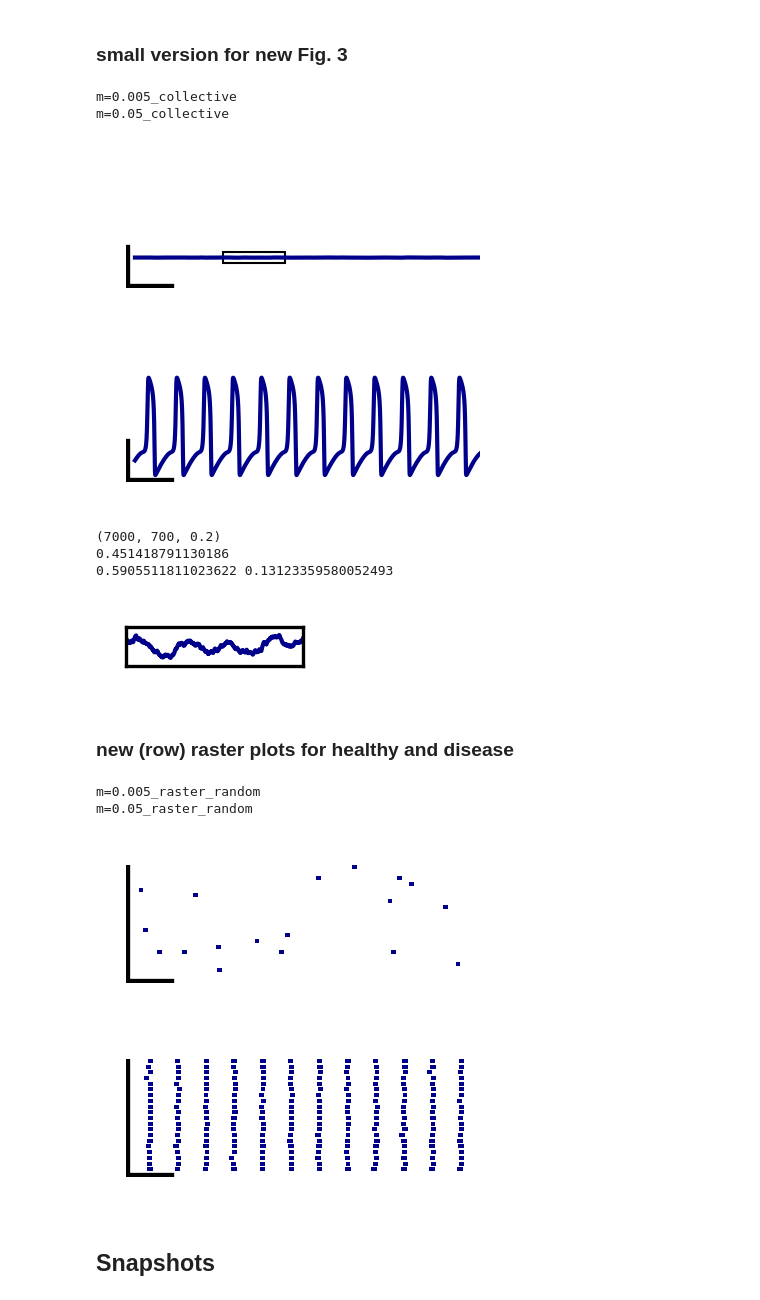
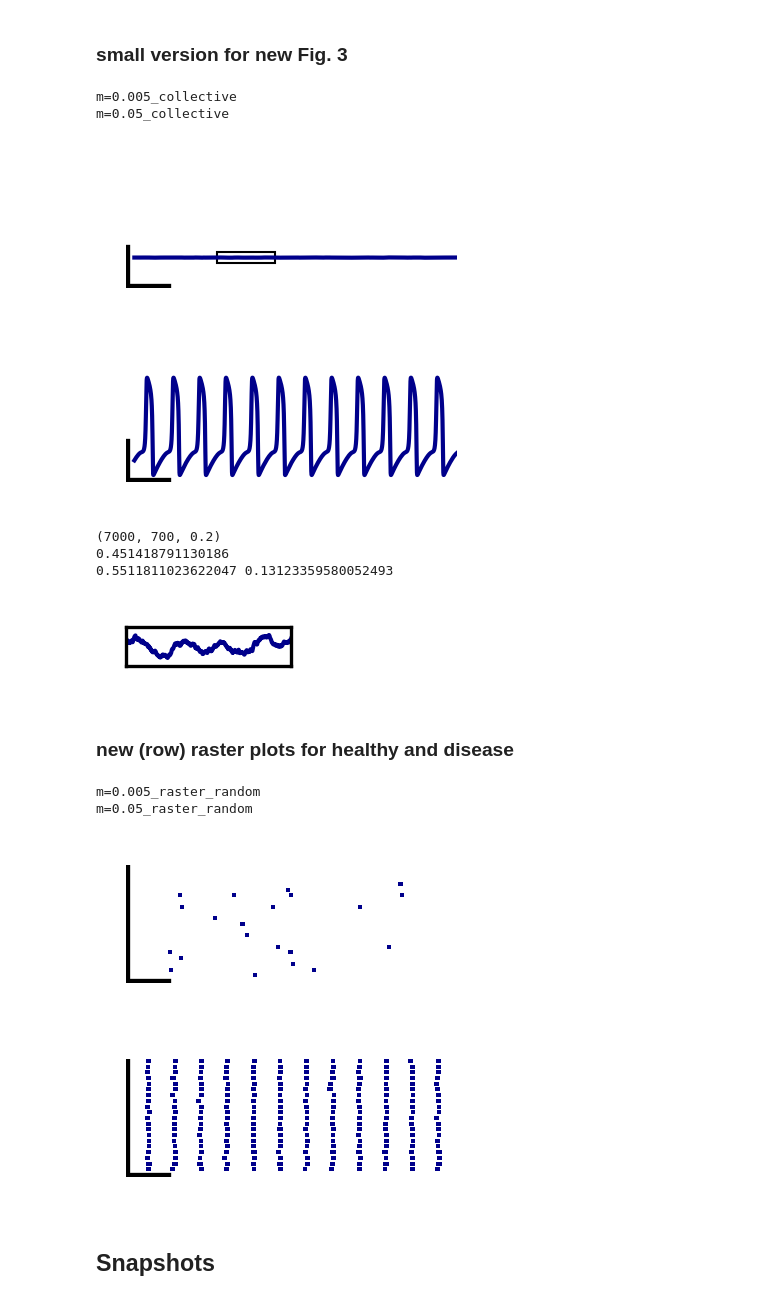
Before and after one commit to Priesemann-Group/perspective_heart_and_brain, a Jupyter notebook: notebooks_figures_paper/FHN_erdos-renyi_toybrain.ipynb, the cells around one changed output. Saved outputs shown, nothing was run; the diff lists cells and outputs as text; code cells hidden in the pictures.

```diff
--- a/notebooks_figures_paper/FHN_erdos-renyi_toybrain.ipynb
+++ b/notebooks_figures_paper/FHN_erdos-renyi_toybrain.ipynb
@@ -283,7 +283,7 @@ scale_collective = {
     'height': 20,
 }
 # %%
-width = 30 * mm
+width = 28 * mm
 height = 10 * mm
 
 signal_range = [-15, 45.0]
@@ -299,38 +299,38 @@ for (label, df) in collective_data.items():
 
     # plot from dataframe time vs signal
     shift = 100
     df_plot = df[(df['time'] > time_range_small[0] + shift) & (df['time'] < time_range_small[1])]
     ax.plot(df_plot['time'], df_plot['collective'], color='darkblue', lw=1)
 
     # set limits to time range
     ax.set_xlim(time_range_small)
     ax.set_ylim(signal_range)
 
     # add scale bars
     ax.plot([time_range_small[0], time_range_small[0]+scale_time['width']], [signal_range[0], signal_range[0]], color='black', lw=2)
     ax.plot([time_range_small[0], time_range_small[0]], [signal_range[0], signal_range[0]+scale_collective['height']], color='black', lw=2)
 
     # add inset box
     if inset[label] is not None:
         time, duration, dy = inset[label]
         mean_y = np.mean(df_plot['collective'])
         # draw a rectangle
         dy = 0.1 * (signal_range[1] - signal_range[0])
         ax.add_patch(Rectangle(xy=(time, mean_y - dy/2), width=duration, height=dy, edgecolor='black', facecolor='none', lw=0.5))
         # ax.plot([time, time], [mean_y-dy/2, mean_y+dy/2], color='black', lw=1)
 
     # set actual size of figure
     fig.set_size_inches(width, height)
 
     fig.savefig(path_figures+f"FHN_erdos_renyi_toybrain_{label}.pdf", **savefig_args)
 # %% [output]
 m=0.005_collective
 m=0.05_collective
-[figure, old version]
+[figure, new version]
-[figure, old version]
+[figure, new version]
 # %%
 # plot insets (self-consistent scale the inset by factor 5
-width_ref = 30 * mm
+width_ref = 28 * mm
 height_ref = 10 * mm
 factor = 2
 
@@ -367,8 +367,8 @@ fig.savefig(path_figures+f"FHN_erdos_renyi_toybrain_{label}_inset.pdf", **savefi
 # %% [output]
 (7000, 700, 0.2)
 0.451418791130186
-0.5905511811023622 0.13123359580052493
+0.5511811023622047 0.13123359580052493
-[figure, old version]
+[figure, new version]
 # %% [markdown]
 ### new (row) raster plots for healthy and disease
 # %%
@@ -387,7 +387,7 @@ raster_ids = {
 # %%
 from matplotlib.patches import Rectangle
 
-width = 30 * mm
+width = 28 * mm
 height = 10 * mm
 
 # iterate over the raster data dictionary
@@ -427,8 +427,8 @@ for (label, data) in raster_data.items():
 # %% [output]
 m=0.005_raster_random
 m=0.05_raster_random
-[figure, old version]
+[figure, new version]
-[figure, old version]
+[figure, new version]
 # %% [markdown]
 ## Snapshots
 # %%
```
Also changed, not shown: parts of 3 cells of this notebook, 3 other files.
